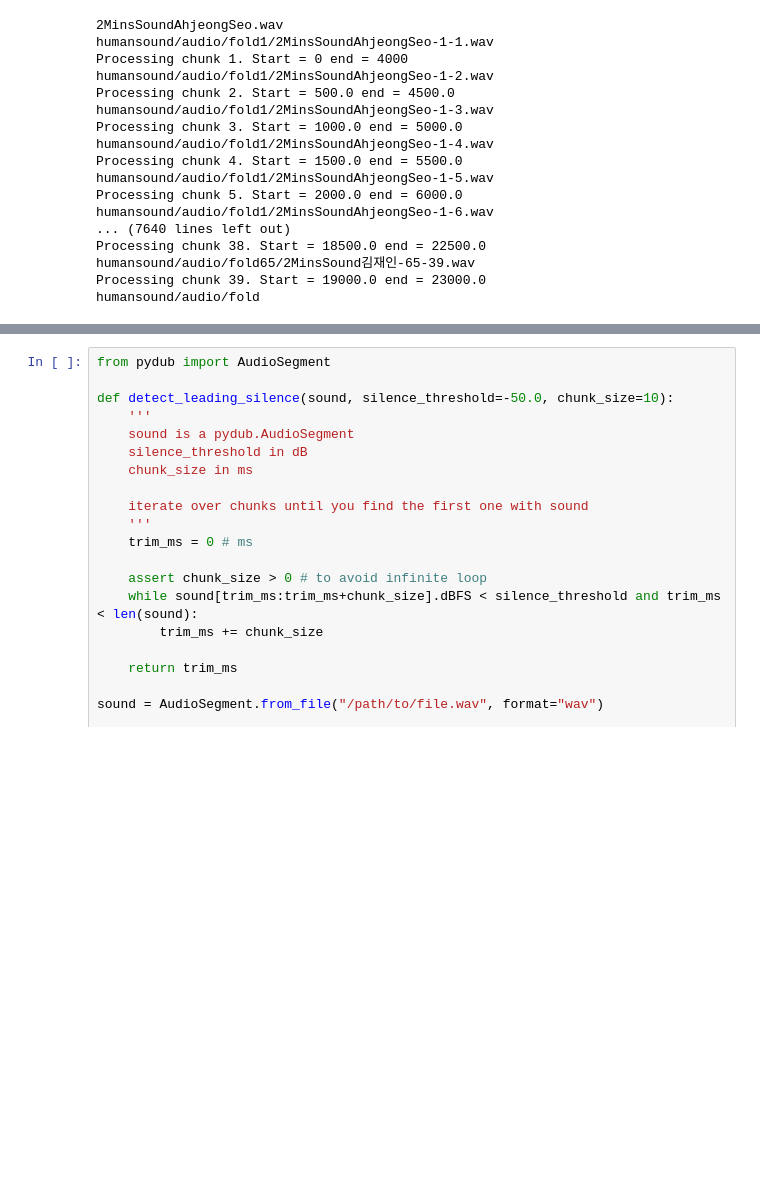
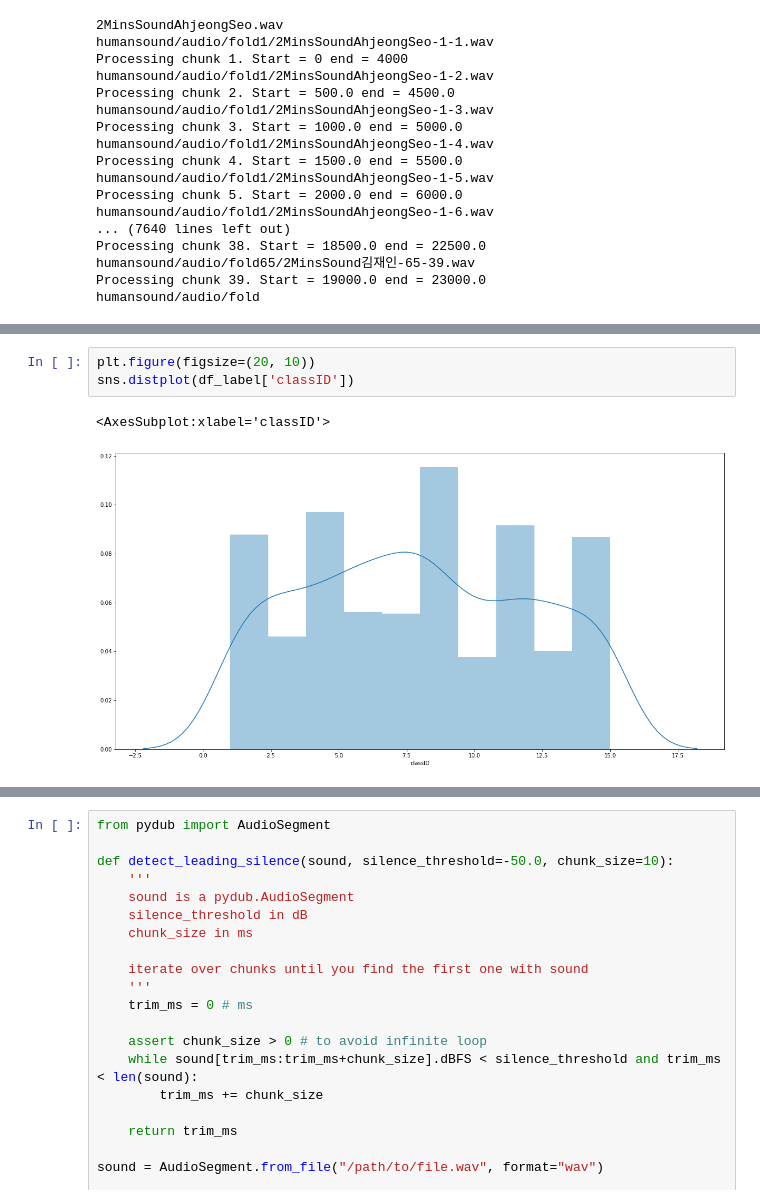
Before and after one commit to haithienld/human-voice-classification, a Jupyter notebook: splitAudioFile.ipynb, the cells around one changed output, grey strips where cells are left out. Saved outputs shown, nothing was run; the diff lists cells and outputs as text; blank space fills up the shorter version.

```diff
--- a/splitAudioFile.ipynb
+++ b/splitAudioFile.ipynb
@@ -275,0 +324,6 @@ NameError: name 'plt' is not defined
+# %%
+plt.figure(figsize=(20, 10))
+sns.distplot(df_label['classID'])
+# %% [output]
+<AxesSubplot:xlabel='classID'>
+[figure, added]
```
Also changed, not shown: parts of 6 cells of this notebook, 4 other files.
